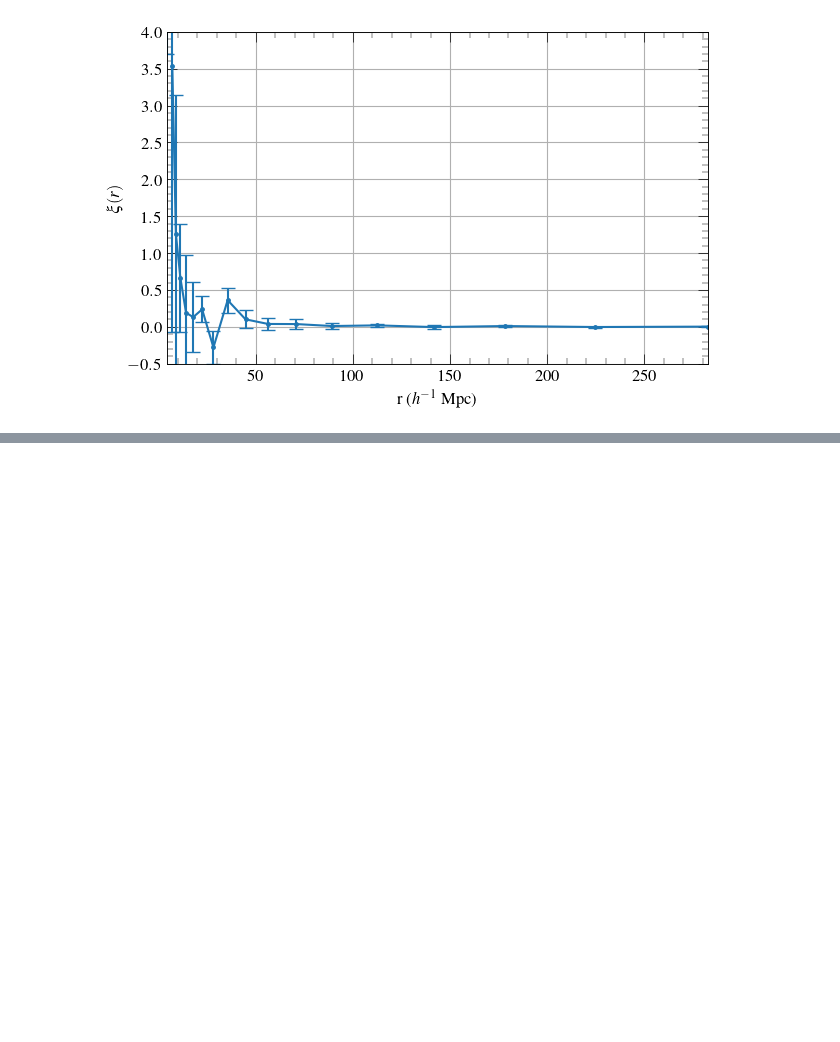
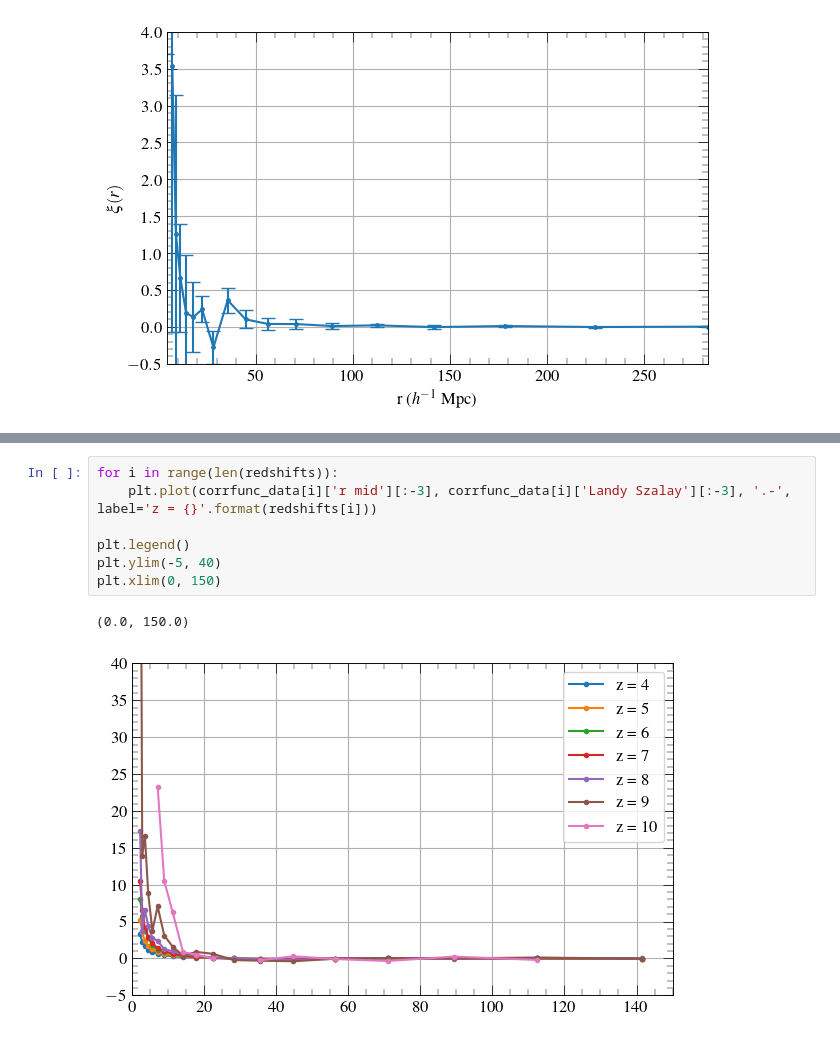
Before and after one commit to VibinRam/Pan-STARRS-quasar-clustering, a Jupyter notebook: Codes/LightconesimMBII.ipynb, the cells around one changed output, grey strips where cells are left out. Cells and saved outputs as stored; diff of their text form; blank space fills up the shorter version.

```diff
--- a/Codes/LightconesimMBII.ipynb
+++ b/Codes/LightconesimMBII.ipynb
@@ -1539,0 +1776,10 @@ plt.show()
+# %%
+for i in range(len(redshifts)):
+    plt.plot(corrfunc_data[i]['r mid'][:-3], corrfunc_data[i]['Landy Szalay'][:-3], '.-', label='z = {}'.format(redshifts[i]))
+
+plt.legend()
+plt.ylim(-5, 40)
+plt.xlim(0, 150)
+# %% [output]
+(0.0, 150.0)
+[figure, added]
```
Also changed, not shown: parts of 6 cells of this notebook, 1 other file.
